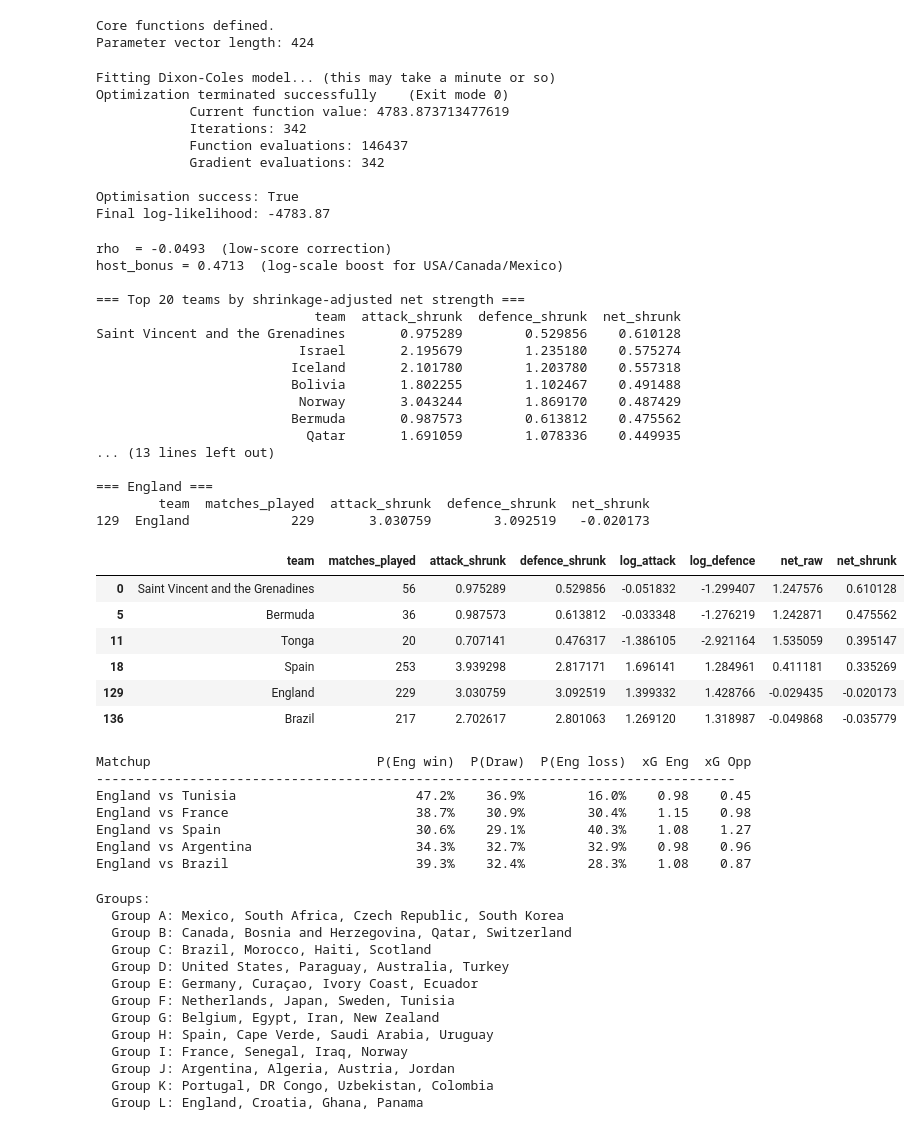
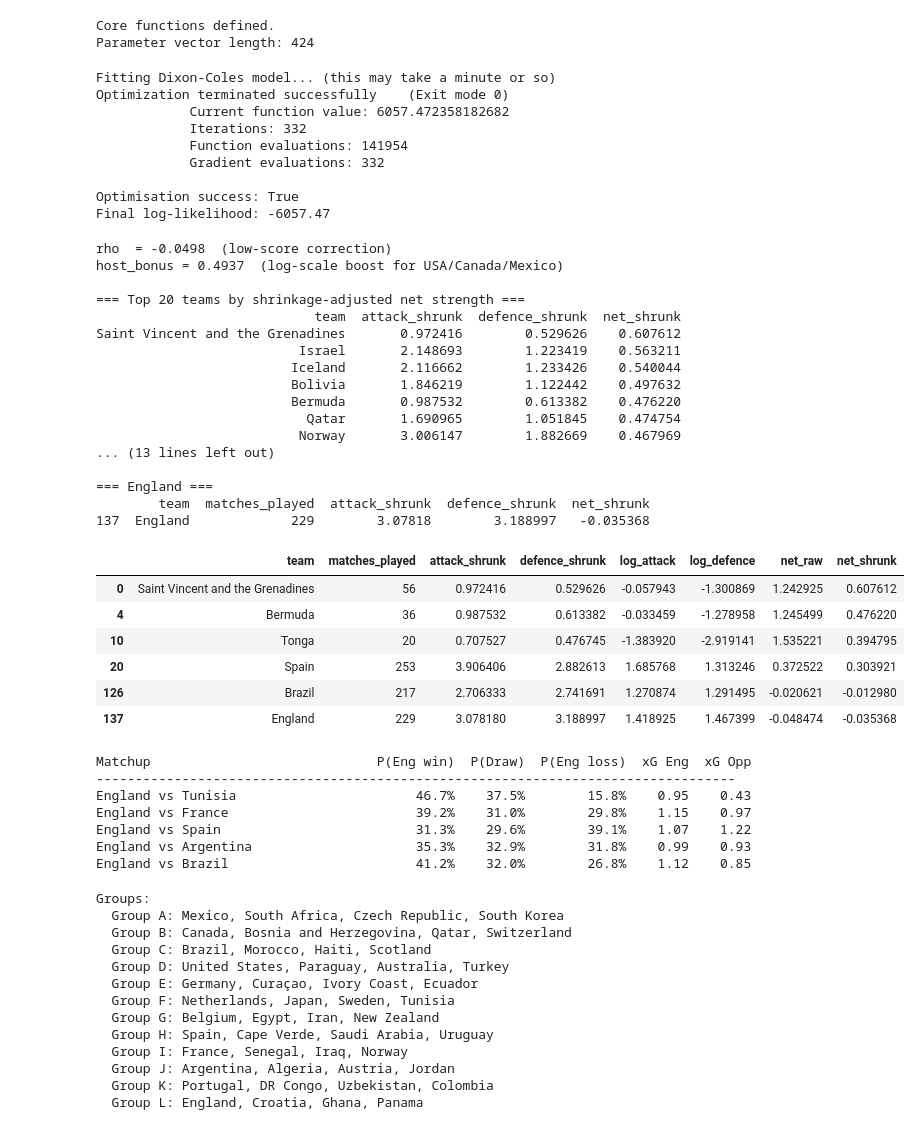
Before and after one commit to adam-a-k/world-cup-2026-predictor, a Jupyter notebook: notebooks/prediction.ipynb, the cells around one changed output. Saved outputs shown, nothing was run; the diff lists cells and outputs as text; code cells hidden in the pictures.

Commit message:
Implement code changes to enhance functionality and improve performance

```diff
--- a/notebooks/prediction.ipynb
+++ b/notebooks/prediction.ipynb
@@ -46,9 +46,9 @@ CUTOFF_YEAR = 1994
 
 COMPETITIVE = {
     "FIFA World Cup":3.0,
-    "FIFA World Cup qualification":1.5,
+    "FIFA World Cup qualification":2.0,
     "UEFA Euro":2.5,
-    "UEFA Euro qualification":1.0,
+    "UEFA Euro qualification":2.0,
     "Copa América":2.5,
     "CONMEBOL World Cup qualification":1.0,
     "CAF World Cup qualification":1.0,
@@ -408,13 +297,13 @@ print(f"Final log-likelihood: {-result.fun:.2f}")
 # %% [output]
 Fitting Dixon-Coles model... (this may take a minute or so)
 Optimization terminated successfully    (Exit mode 0)
-            Current function value: 4783.873713477619
-            Iterations: 342
-            Function evaluations: 146437
-            Gradient evaluations: 342
+            Current function value: 6057.472358182682
+            Iterations: 332
+            Function evaluations: 141954
+            Gradient evaluations: 332
 
 Optimisation success: True
-Final log-likelihood: -4783.87
+Final log-likelihood: -6057.47
 # %%
 log_attack  = fitted_params[:n_teams]
 log_defence = fitted_params[n_teams:2*n_teams]
@@ -455,6 +344,8 @@ k = 60  # tune: higher = more shrinkage, lower = less
 
 attack_prior  = strengths["log_attack"].mean()
 defence_prior = strengths["log_defence"].mean()
+net_prior = (strengths["log_attack"] - strengths["log_defence"]).mean()
+matches_prior = strengths["matches_played"].mean()
 
 matches_played = strengths["matches_played"]
 
@@ -478,58 +369,59 @@ strengths["defence_shrunk"]= np.exp(strengths["log_defence_shrunk"])
 
 # Net strengths: raw vs shrunk
 strengths["net_raw"]    = strengths["log_attack"] - strengths["log_defence"]
-strengths["net_shrunk"] = strengths["log_attack_shrunk"] - strengths["log_defence_shrunk"]
+#strengths["net_shrunk"] = strengths["log_attack_shrunk"] - strengths["log_defence_shrunk"]
+strengths["net_shrunk"] = (
+    strengths["net_raw"] * matches_played + net_prior * k
+) / (matches_played + k)
 
 # For printing, sort by shrunk net
 strengths = strengths.sort_values("net_shrunk", ascending=False).reset_index(drop=True)
 
 print(f"rho  = {rho_fit:.4f}  (low-score correction)")
 print(f"host_bonus = {host_bonus:.4f}  (log-scale boost for USA/Canada/Mexico)")
 print()
 print("=== Top 20 teams by shrinkage-adjusted net strength ===")
 print(strengths.head(20)[["team", "attack_shrunk", "defence_shrunk", "net_shrunk"]]
       .to_string(index=False))
 print()
 print("=== England ===")
 print(strengths[strengths["team"] == "England"]
       [["team", "matches_played", "attack_shrunk", "defence_shrunk", "net_shrunk"]])
 
 
-#overwrite net column and create shrunk version of params
-strengths["net"] = strengths["net_shrunk"]
 shrunk_params = fitted_params.copy()
 shrunk_params[:n_teams] = strengths.set_index("team").reindex(all_teams)["log_attack_shrunk"].values
 shrunk_params[n_teams:2*n_teams] = strengths.set_index("team").reindex(all_teams)["log_defence_shrunk"].values
 
 teams_to_check = ["Brazil", "Spain", "England", "Tonga", "Bermuda", "Saint Vincent and the Grenadines"]
 
 cols = ["team", "matches_played", "attack_shrunk", "defence_shrunk", "log_attack", "log_defence", "net_raw", "net_shrunk"]
 strengths[strengths["team"].isin(teams_to_check)][cols].sort_values("net_shrunk", ascending=False)
 # %% [output]
-rho  = -0.0493  (low-score correction)
-host_bonus = 0.4713  (log-scale boost for USA/Canada/Mexico)
+rho  = -0.0498  (low-score correction)
+host_bonus = 0.4937  (log-scale boost for USA/Canada/Mexico)
 
 === Top 20 teams by shrinkage-adjusted net strength ===
                             team  attack_shrunk  defence_shrunk  net_shrunk
-Saint Vincent and the Grenadines       0.975289        0.529856    0.610128
-                          Israel       2.195679        1.235180    0.575274
-                         Iceland       2.101780        1.203780    0.557318
-                         Bolivia       1.802255        1.102467    0.491488
-                          Norway       3.043244        1.869170    0.487429
-                         Bermuda       0.987573        0.613812    0.475562
-                           Qatar       1.691059        1.078336    0.449935
+Saint Vincent and the Grenadines       0.972416        0.529626    0.607612
+                          Israel       2.148693        1.223419    0.563211
+                         Iceland       2.116662        1.233426    0.540044
+                         Bolivia       1.846219        1.122442    0.497632
+                         Bermuda       0.987532        0.613382    0.476220
+                           Qatar       1.690965        1.051845    0.474754
+                          Norway       3.006147        1.882669    0.467969
 ... (13 lines left out)
 
 === England ===
         team  matches_played  attack_shrunk  defence_shrunk  net_shrunk
-129  England             229       3.030759        3.092519   -0.020173
+137  England             229        3.07818        3.188997   -0.035368
 |  | team | matches_played | attack_shrunk | defence_shrunk | log_attack | log_defence | net_raw | net_shrunk |
-| 0 | Saint Vincent and the Grenadines | 56 | 0.975289 | 0.529856 | -0.051832 | -1.299407 | 1.247576 | 0.610128 |
-| 5 | Bermuda | 36 | 0.987573 | 0.613812 | -0.033348 | -1.276219 | 1.242871 | 0.475562 |
-| 11 | Tonga | 20 | 0.707141 | 0.476317 | -1.386105 | -2.921164 | 1.535059 | 0.395147 |
-| 18 | Spain | 253 | 3.939298 | 2.817171 | 1.696141 | 1.284961 | 0.411181 | 0.335269 |
-| 129 | England | 229 | 3.030759 | 3.092519 | 1.399332 | 1.428766 | -0.029435 | -0.020173 |
-| 136 | Brazil | 217 | 2.702617 | 2.801063 | 1.269120 | 1.318987 | -0.049868 | -0.035779 |
+| 0 | Saint Vincent and the Grenadines | 56 | 0.972416 | 0.529626 | -0.057943 | -1.300869 | 1.242925 | 0.607612 |
+| 4 | Bermuda | 36 | 0.987532 | 0.613382 | -0.033459 | -1.278958 | 1.245499 | 0.476220 |
+| 10 | Tonga | 20 | 0.707527 | 0.476745 | -1.383920 | -2.919141 | 1.535221 | 0.394795 |
+| 20 | Spain | 253 | 3.906406 | 2.882613 | 1.685768 | 1.313246 | 0.372522 | 0.303921 |
+| 126 | Brazil | 217 | 2.706333 | 2.741691 | 1.270874 | 1.291495 | -0.020621 | -0.012980 |
+| 137 | England | 229 | 3.078180 | 3.188997 | 1.418925 | 1.467399 | -0.048474 | -0.035368 |
 # %%
 def match_score_matrix(team_a, team_b, neutral=True, max_goals=8):
     ai = team_index[team_a]
@@ -572,11 +464,11 @@ for home, away in test_matchups:
 # %% [output]
 Matchup                             P(Eng win)  P(Draw)  P(Eng loss)  xG Eng  xG Opp
 ----------------------------------------------------------------------------------
-England vs Tunisia                       47.2%    36.9%        16.0%    0.98    0.45
-England vs France                        38.7%    30.9%        30.4%    1.15    0.98
-England vs Spain                         30.6%    29.1%        40.3%    1.08    1.27
-England vs Argentina                     34.3%    32.7%        32.9%    0.98    0.96
-England vs Brazil                        39.3%    32.4%        28.3%    1.08    0.87
+England vs Tunisia                       46.7%    37.5%        15.8%    0.95    0.43
+England vs France                        39.2%    31.0%        29.8%    1.15    0.97
+England vs Spain                         31.3%    29.6%        39.1%    1.07    1.22
+England vs Argentina                     35.3%    32.9%        31.8%    0.99    0.93
+England vs Brazil                        41.2%    32.0%        26.8%    1.12    0.85
 # %%
 WC_GROUPS = {
     "A": ["Mexico", "South Africa", "Czech Republic", "South Korea"],
```
Also changed, not shown: parts of 8 cells of this notebook.
